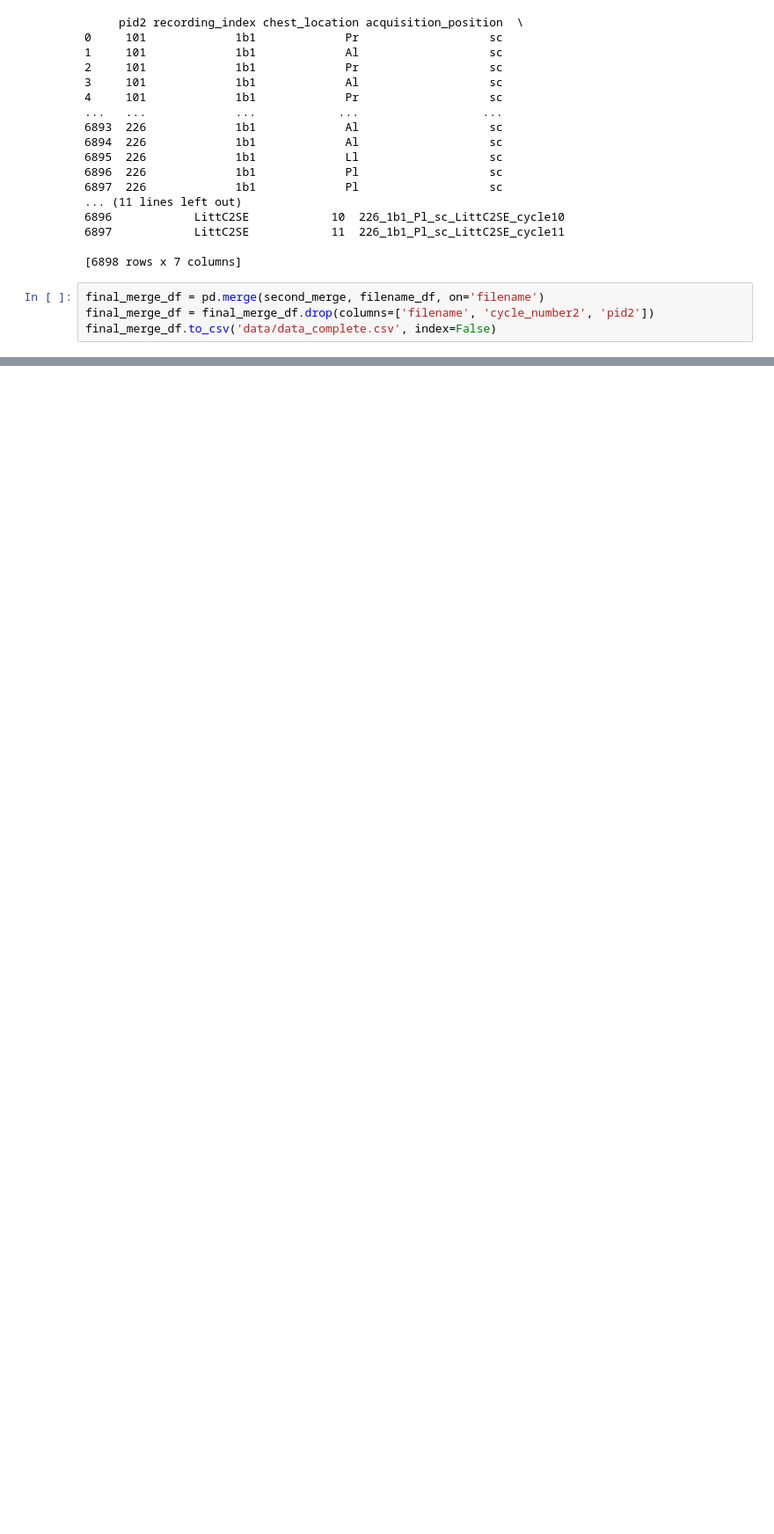
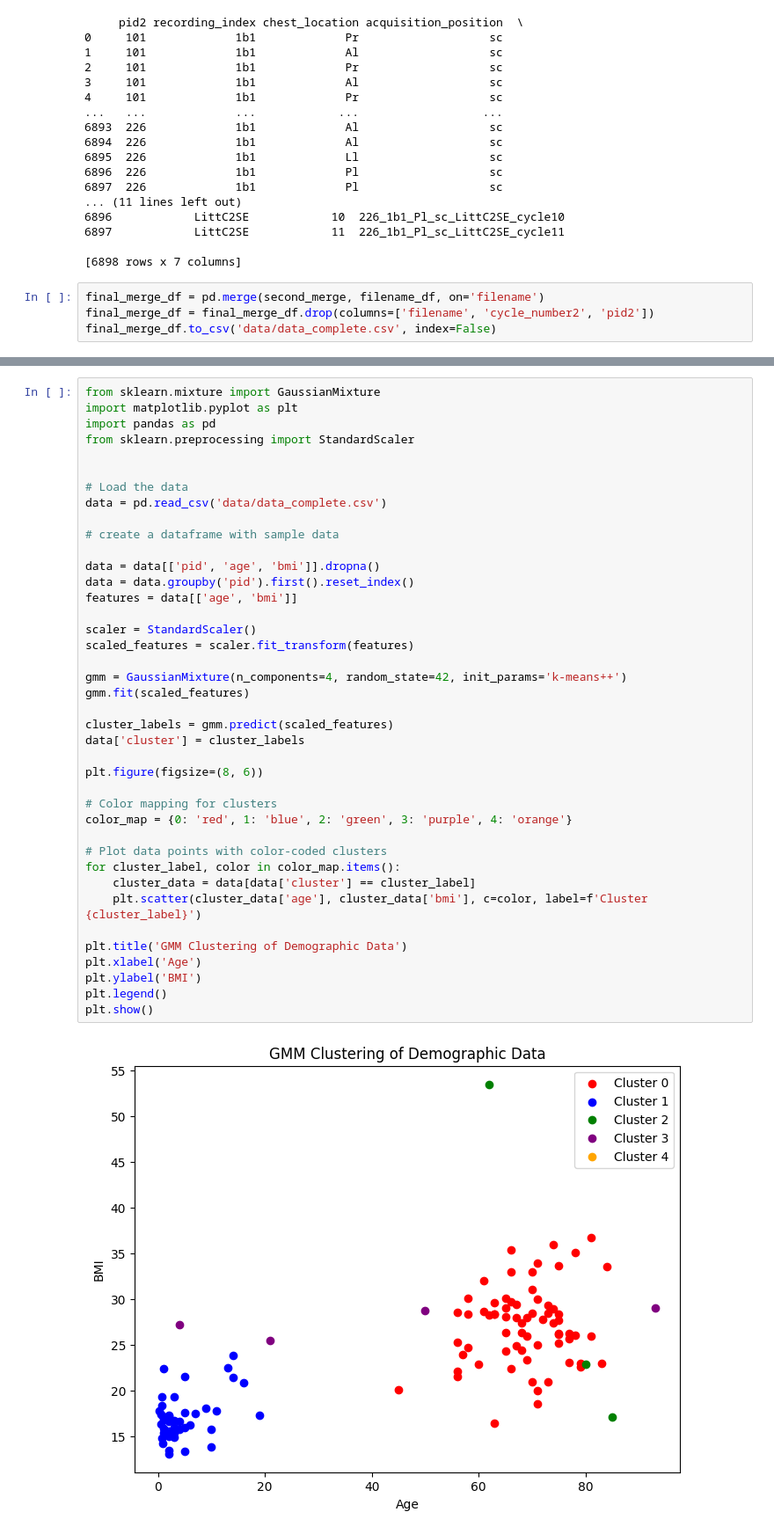
Before and after one commit to thearyanmittal/respiratory-audio-classification, a Jupyter notebook: preprocessing.ipynb, the cells around one changed output, grey strips where cells are left out. Shown at 88% size. Drawn from its saved outputs; the diff is of its cells as text; blank space fills up the shorter version.

```diff
--- a/preprocessing.ipynb
+++ b/preprocessing.ipynb
@@ -470,0 +507,42 @@ final_merge_df.to_csv('data/data_complete.csv', index=False)
+# %%
+from sklearn.mixture import GaussianMixture
+import matplotlib.pyplot as plt
+import pandas as pd
+from sklearn.preprocessing import StandardScaler
+
+
+# Load the data
+data = pd.read_csv('data/data_complete.csv')
+
+# create a dataframe with sample data
+
+data = data[['pid', 'age', 'bmi']].dropna()
+data = data.groupby('pid').first().reset_index()
+features = data[['age', 'bmi']]
+
+scaler = StandardScaler()
+scaled_features = scaler.fit_transform(features)
+
+gmm = GaussianMixture(n_components=4, random_state=42, init_params='k-means++')
+gmm.fit(scaled_features)
+
+cluster_labels = gmm.predict(scaled_features)
+data['cluster'] = cluster_labels
+
+plt.figure(figsize=(8, 6))
+
+# Color mapping for clusters
+color_map = {0: 'red', 1: 'blue', 2: 'green', 3: 'purple', 4: 'orange'}
+
+# Plot data points with color-coded clusters
+for cluster_label, color in color_map.items():
+    cluster_data = data[data['cluster'] == cluster_label]
+    plt.scatter(cluster_data['age'], cluster_data['bmi'], c=color, label=f'Cluster {cluster_label}')
+
+plt.title('GMM Clustering of Demographic Data')
+plt.xlabel('Age')
+plt.ylabel('BMI')
+plt.legend()
+plt.show()
+# %% [output]
+[figure, added]
```
Also changed, not shown: parts of 8 cells of this notebook, 1 other file.
